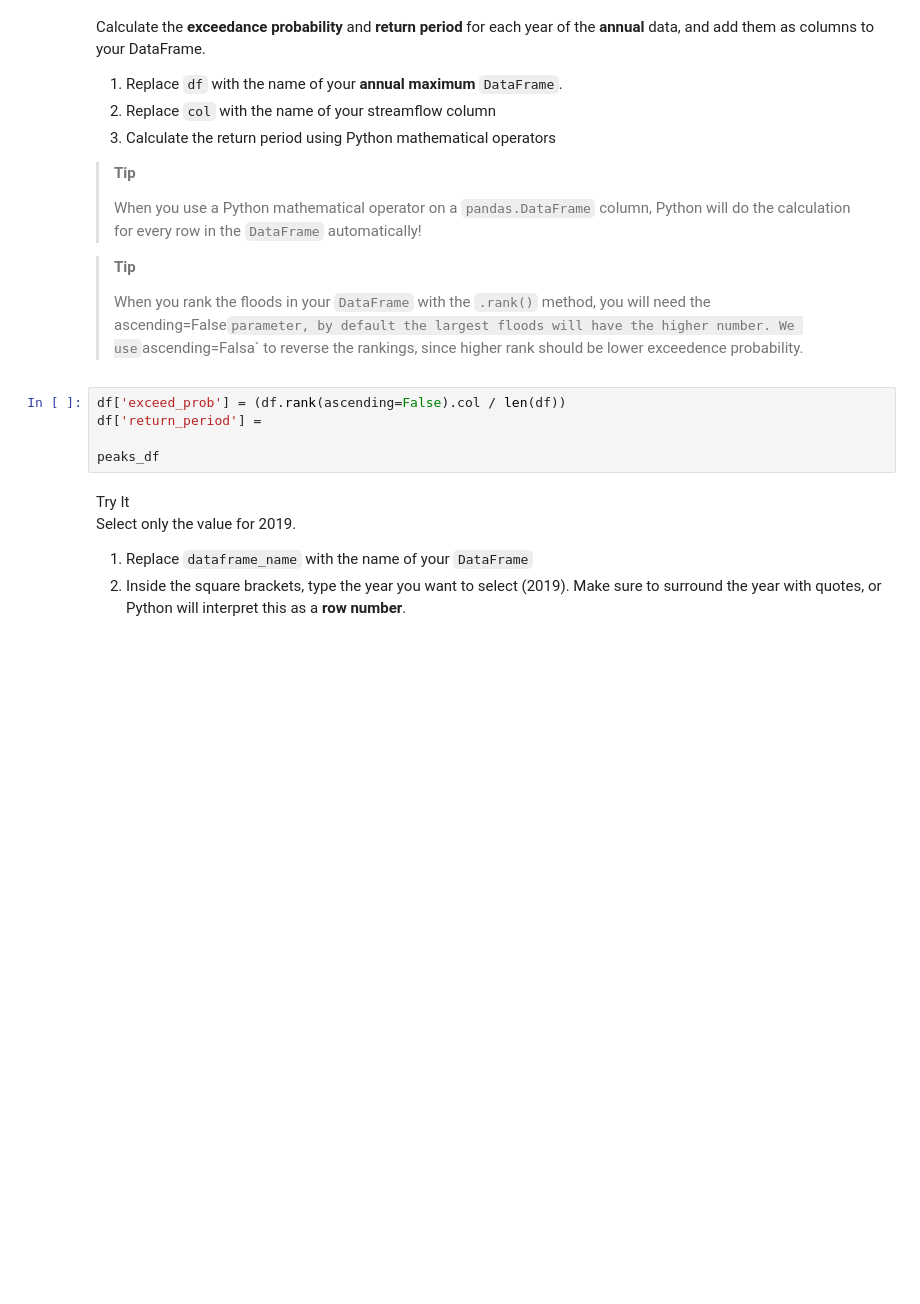
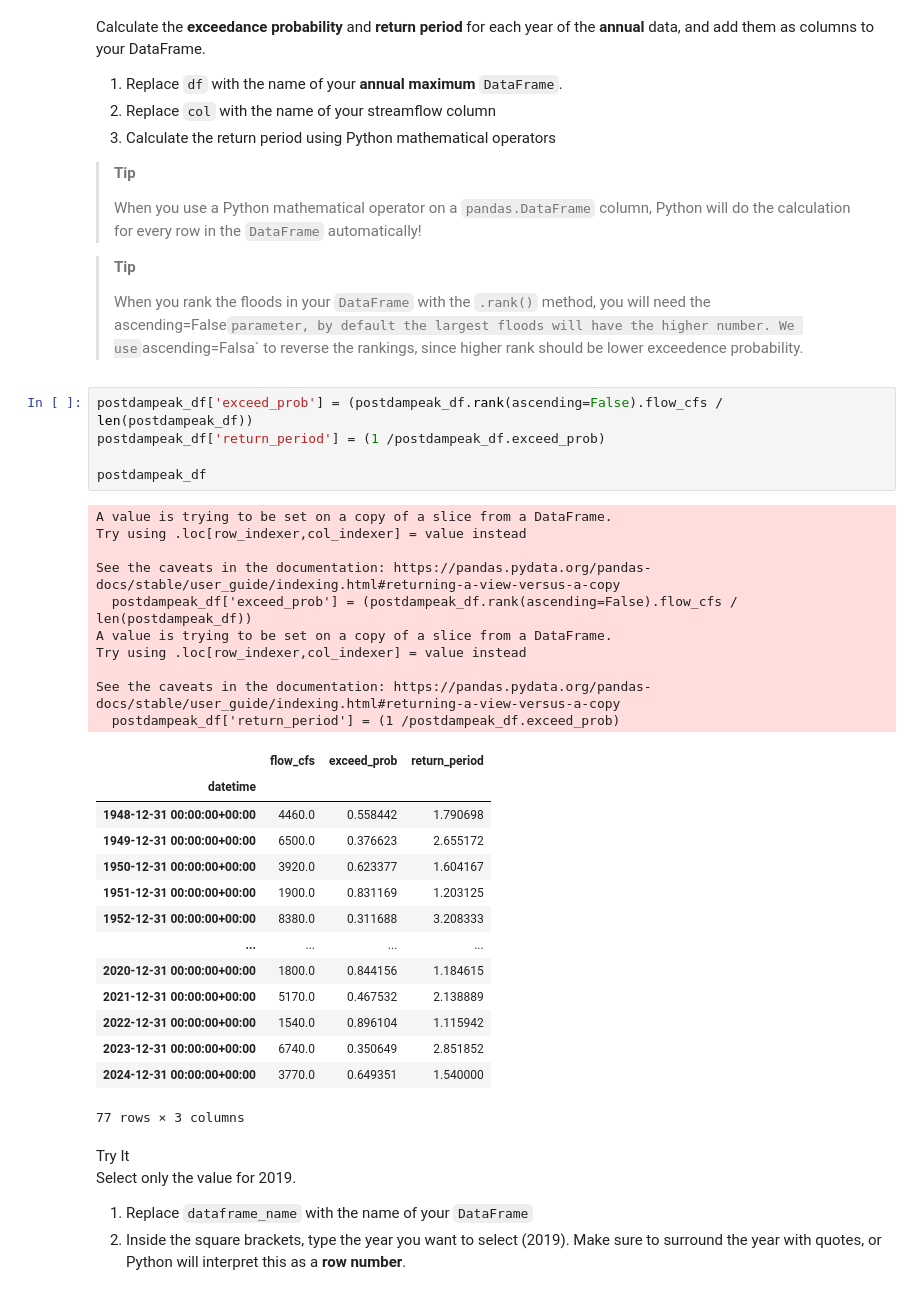
Before and after one commit to cu-esiil-edu/02-flood-noahcowper, a Jupyter notebook: notebooks/flood-04-frequency.ipynb, the cells around one changed output. Saved outputs shown, nothing was run; the diff lists cells and outputs as text; blank space fills up the shorter version.

Commit message:
calculate exceedance prob and return period

```diff
--- a/notebooks/flood-04-frequency.ipynb
+++ b/notebooks/flood-04-frequency.ipynb
@@ -257,10 +257,35 @@ column</li>
 > to reverse the rankings, since higher rank should be lower exceedence
 > probability.
 # %%
-df['exceed_prob'] = (df.rank(ascending=False).col / len(df))
-df['return_period'] =
+postdampeak_df['exceed_prob'] = (postdampeak_df.rank(ascending=False).flow_cfs / len(postdampeak_df))
+postdampeak_df['return_period'] = (1 /postdampeak_df.exceed_prob)
 
-peaks_df
+postdampeak_df
+# %% [output]
+A value is trying to be set on a copy of a slice from a DataFrame.
+Try using .loc[row_indexer,col_indexer] = value instead
+
+See the caveats in the documentation: https://pandas.pydata.org/pandas-docs/stable/user_guide/indexing.html#returning-a-view-versus-a-copy
+  postdampeak_df['exceed_prob'] = (postdampeak_df.rank(ascending=False).flow_cfs / len(postdampeak_df))
+A value is trying to be set on a copy of a slice from a DataFrame.
+Try using .loc[row_indexer,col_indexer] = value instead
+
+See the caveats in the documentation: https://pandas.pydata.org/pandas-docs/stable/user_guide/indexing.html#returning-a-view-versus-a-copy
+  postdampeak_df['return_period'] = (1 /postdampeak_df.exceed_prob)
+|  | flow_cfs | exceed_prob | return_period |
+| datetime |  |  |  |
+| 1948-12-31 00:00:00+00:00 | 4460.0 | 0.558442 | 1.790698 |
+| 1949-12-31 00:00:00+00:00 | 6500.0 | 0.376623 | 2.655172 |
+| 1950-12-31 00:00:00+00:00 | 3920.0 | 0.623377 | 1.604167 |
+| 1951-12-31 00:00:00+00:00 | 1900.0 | 0.831169 | 1.203125 |
+| 1952-12-31 00:00:00+00:00 | 8380.0 | 0.311688 | 3.208333 |
+| ... | ... | ... | ... |
+| 2020-12-31 00:00:00+00:00 | 1800.0 | 0.844156 | 1.184615 |
+| 2021-12-31 00:00:00+00:00 | 5170.0 | 0.467532 | 2.138889 |
+| 2022-12-31 00:00:00+00:00 | 1540.0 | 0.896104 | 1.115942 |
+| 2023-12-31 00:00:00+00:00 | 6740.0 | 0.350649 | 2.851852 |
+| 2024-12-31 00:00:00+00:00 | 3770.0 | 0.649351 | 1.540000 |
+77 rows × 3 columns
 # %% [markdown]
 <link rel="stylesheet" type="text/css" href="./assets/styles.css"><div class="callout callout-style-default callout-titled callout-task"><div class="callout-header"><div class="callout-icon-container"><i class="callout-icon"></i></div><div class="callout-title-container flex-fill">Try It</div></div><div class="callout-body-container callout-body"><p>Select only the value for 2019.</p>
 <ol type="1">
```
Also changed, not shown: parts of 1 cell of this notebook.
